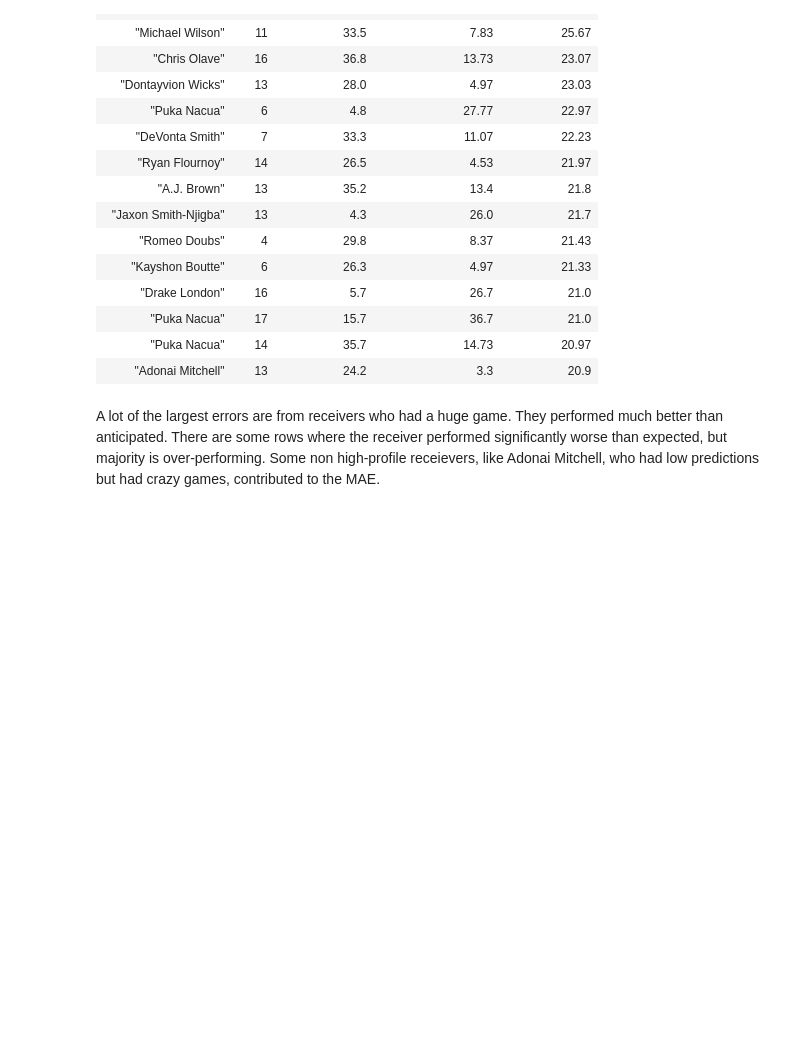
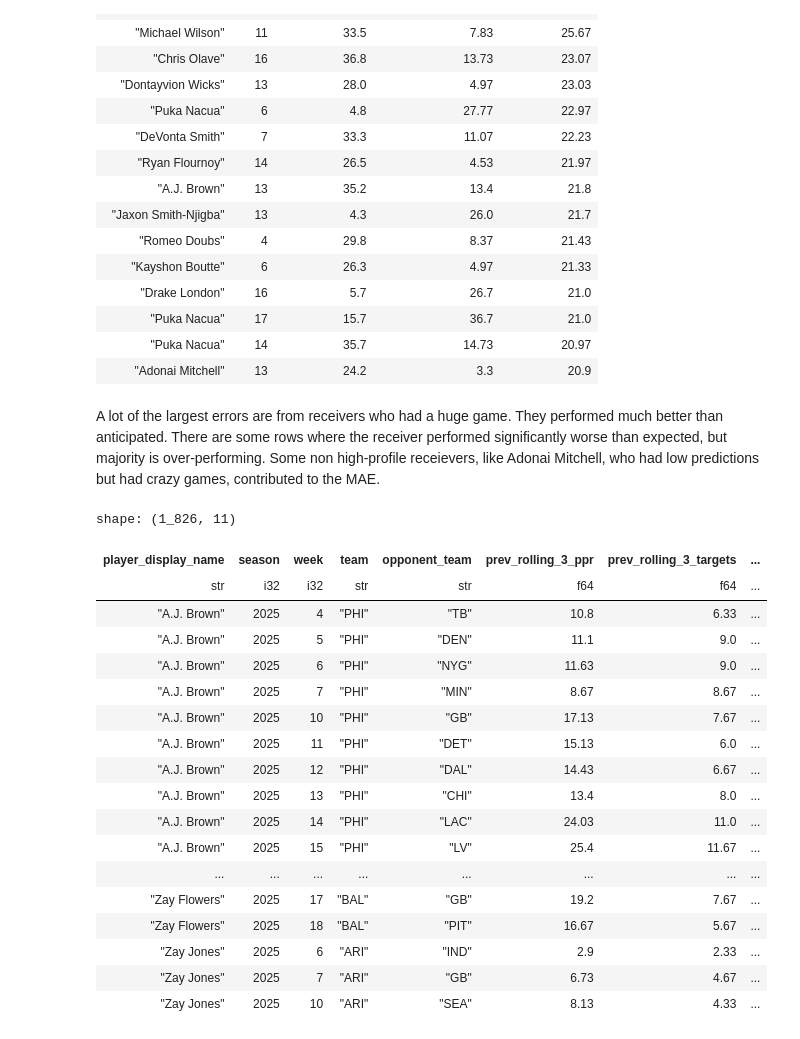
Before and after one commit to samarthsarda9/fantasy-football-project, a Jupyter notebook: notebooks/01_explore_data.ipynb, the cells around one changed output. Saved outputs shown, nothing was run; the diff lists cells and outputs as text; code cells hidden in the pictures; blank space fills up the shorter version.

```diff
--- a/notebooks/01_explore_data.ipynb
+++ b/notebooks/01_explore_data.ipynb
@@ -837,3 +837,50 @@ shape: (15, 5)
 | "Adonai Mitchell" | 13 | 24.2 | 3.3 | 20.9 |
 # %% [markdown]
 A lot of the largest errors are from receivers who had a huge game. They performed much better than anticipated. There are some rows where the receiver performed significantly worse than expected, but majority is over-performing. Some non high-profile receievers, like Adonai Mitchell, who had low predictions but had crazy games, contributed to the MAE.
+# %%
+dataset = (
+    baseline_prediction_clean.select([
+        'player_display_name',
+        'season',
+        'week',
+        'team',
+        'opponent_team',
+        'prev_rolling_3_ppr',
+        'prev_rolling_3_targets',
+        'prev_rolling_3_receptions',
+        'prev_rolling_3_receiving_yards',
+        'prev_season_avg_ppr',
+        'calculated_ppr',
+    ])
+)
+
+dataset = dataset.filter(
+    (pl.col("prev_rolling_3_ppr").is_not_null()) &
+    (pl.col("prev_rolling_3_targets").is_not_null()) &
+    (pl.col("prev_rolling_3_receptions").is_not_null()) &
+    (pl.col("prev_rolling_3_receiving_yards").is_not_null()) &
+    (pl.col("prev_season_avg_ppr").is_not_null()) &
+    (pl.col("calculated_ppr").is_not_null())
+)
+
+dataset
+# %% [output]
+shape: (1_826, 11)
+| player_display_name | season | week | team | opponent_team | prev_rolling_3_ppr | prev_rolling_3_targets | ... |
+| str | i32 | i32 | str | str | f64 | f64 | ... |
+| "A.J. Brown" | 2025 | 4 | "PHI" | "TB" | 10.8 | 6.33 | ... |
+| "A.J. Brown" | 2025 | 5 | "PHI" | "DEN" | 11.1 | 9.0 | ... |
+| "A.J. Brown" | 2025 | 6 | "PHI" | "NYG" | 11.63 | 9.0 | ... |
+| "A.J. Brown" | 2025 | 7 | "PHI" | "MIN" | 8.67 | 8.67 | ... |
+| "A.J. Brown" | 2025 | 10 | "PHI" | "GB" | 17.13 | 7.67 | ... |
+| "A.J. Brown" | 2025 | 11 | "PHI" | "DET" | 15.13 | 6.0 | ... |
+| "A.J. Brown" | 2025 | 12 | "PHI" | "DAL" | 14.43 | 6.67 | ... |
+| "A.J. Brown" | 2025 | 13 | "PHI" | "CHI" | 13.4 | 8.0 | ... |
+| "A.J. Brown" | 2025 | 14 | "PHI" | "LAC" | 24.03 | 11.0 | ... |
+| "A.J. Brown" | 2025 | 15 | "PHI" | "LV" | 25.4 | 11.67 | ... |
+| ... | ... | ... | ... | ... | ... | ... | ... |
+| "Zay Flowers" | 2025 | 17 | "BAL" | "GB" | 19.2 | 7.67 | ... |
+| "Zay Flowers" | 2025 | 18 | "BAL" | "PIT" | 16.67 | 5.67 | ... |
+| "Zay Jones" | 2025 | 6 | "ARI" | "IND" | 2.9 | 2.33 | ... |
+| "Zay Jones" | 2025 | 7 | "ARI" | "GB" | 6.73 | 4.67 | ... |
+| "Zay Jones" | 2025 | 10 | "ARI" | "SEA" | 8.13 | 4.33 | ... |
```
Also changed, not shown: parts of 7 cells of this notebook, 1 other file.
